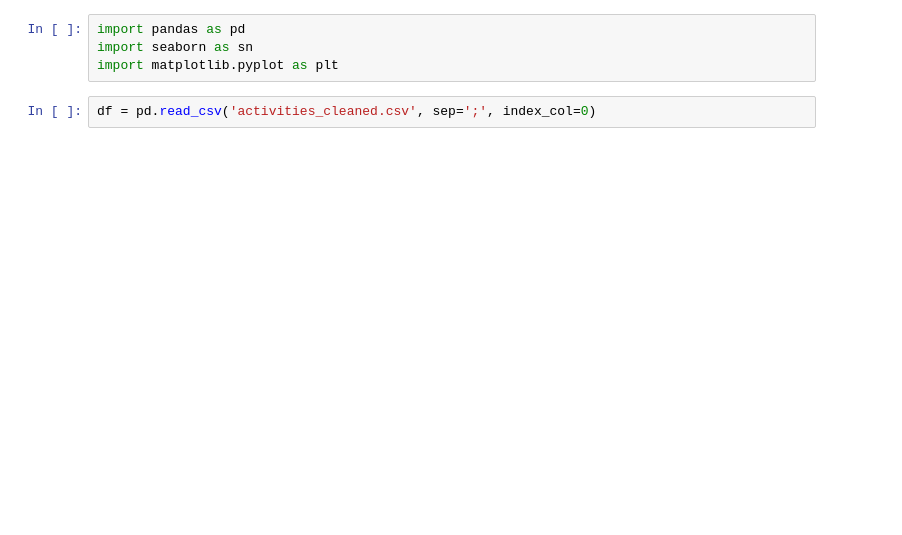
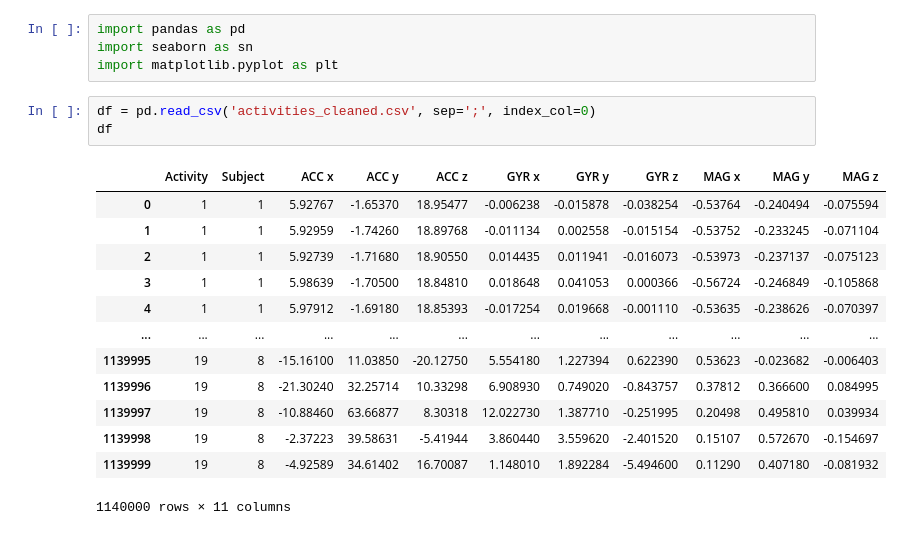
Before and after one commit to GiordanoT/predictive-analytics, a Jupyter notebook: Exploratory Analysis.ipynb, the cells around one changed output. Saved outputs shown, nothing was run; the diff lists cells and outputs as text; blank space fills up the shorter version.

```diff
--- a/Exploratory Analysis.ipynb
+++ b/Exploratory Analysis.ipynb
@@ -4,5 +4,20 @@ import seaborn as sn
 import matplotlib.pyplot as plt
 # %%
 df = pd.read_csv('activities_cleaned.csv', sep=';', index_col=0)
+df
+# %% [output]
+|  | Activity | Subject | ACC x | ACC y | ACC z | GYR x | GYR y | GYR z | MAG x | MAG y | MAG z |
+| 0 | 1 | 1 | 5.92767 | -1.65370 | 18.95477 | -0.006238 | -0.015878 | -0.038254 | -0.53764 | -0.240494 | -0.075594 |
+| 1 | 1 | 1 | 5.92959 | -1.74260 | 18.89768 | -0.011134 | 0.002558 | -0.015154 | -0.53752 | -0.233245 | -0.071104 |
+| 2 | 1 | 1 | 5.92739 | -1.71680 | 18.90550 | 0.014435 | 0.011941 | -0.016073 | -0.53973 | -0.237137 | -0.075123 |
+| 3 | 1 | 1 | 5.98639 | -1.70500 | 18.84810 | 0.018648 | 0.041053 | 0.000366 | -0.56724 | -0.246849 | -0.105868 |
+| 4 | 1 | 1 | 5.97912 | -1.69180 | 18.85393 | -0.017254 | 0.019668 | -0.001110 | -0.53635 | -0.238626 | -0.070397 |
+| ... | ... | ... | ... | ... | ... | ... | ... | ... | ... | ... | ... |
+| 1139995 | 19 | 8 | -15.16100 | 11.03850 | -20.12750 | 5.554180 | 1.227394 | 0.622390 | 0.53623 | -0.023682 | -0.006403 |
+| 1139996 | 19 | 8 | -21.30240 | 32.25714 | 10.33298 | 6.908930 | 0.749020 | -0.843757 | 0.37812 | 0.366600 | 0.084995 |
+| 1139997 | 19 | 8 | -10.88460 | 63.66877 | 8.30318 | 12.022730 | 1.387710 | -0.251995 | 0.20498 | 0.495810 | 0.039934 |
+| 1139998 | 19 | 8 | -2.37223 | 39.58631 | -5.41944 | 3.860440 | 3.559620 | -2.401520 | 0.15107 | 0.572670 | -0.154697 |
+| 1139999 | 19 | 8 | -4.92589 | 34.61402 | 16.70087 | 1.148010 | 1.892284 | -5.494600 | 0.11290 | 0.407180 | -0.081932 |
+1140000 rows × 11 columns
 # %%
 %matplotlib inline
```
Also changed, not shown: parts of 9 cells of this notebook, 1 other file.
